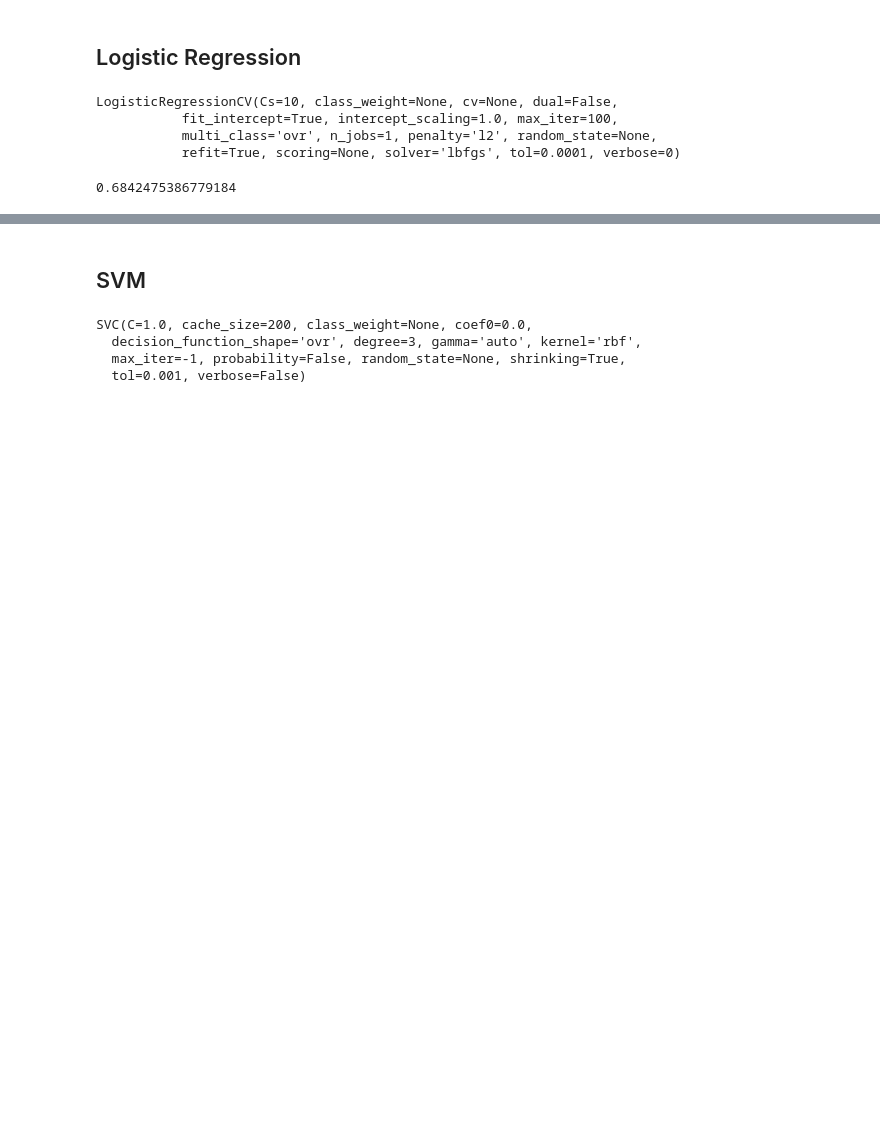
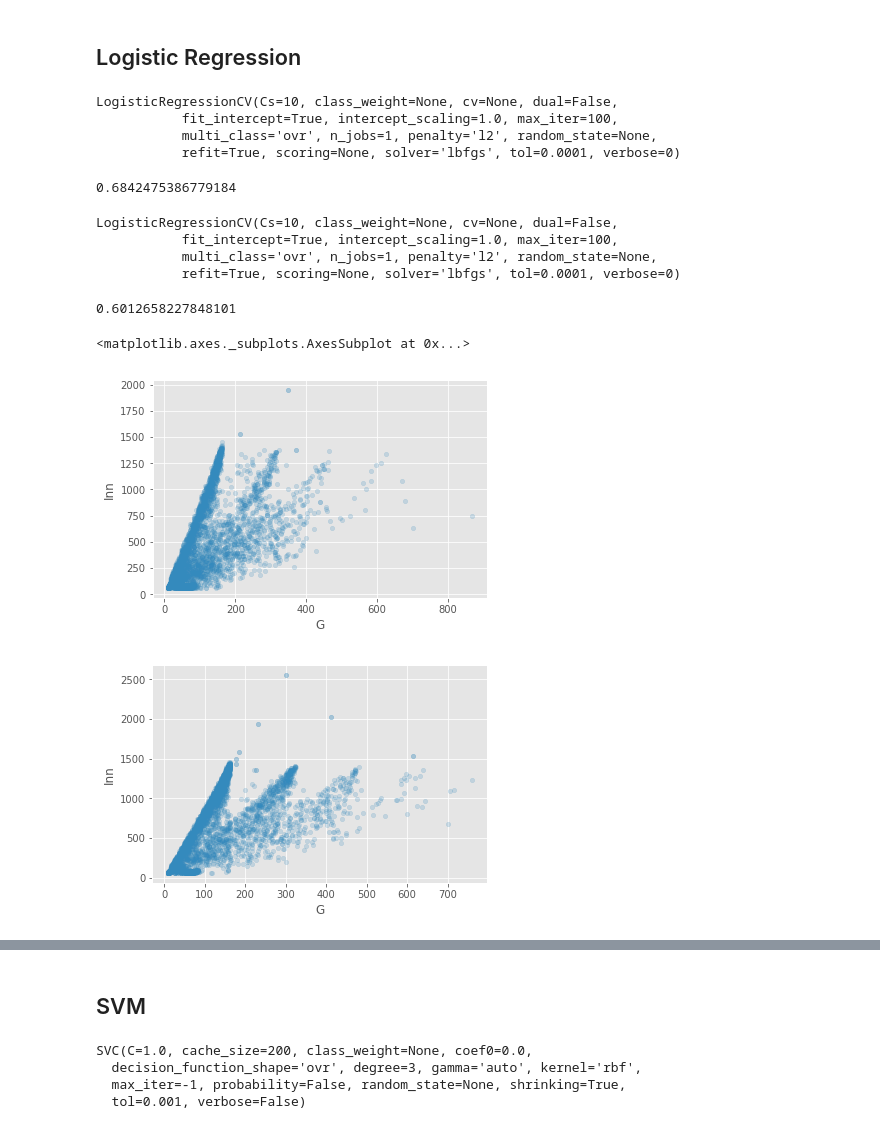
Before and after one commit to mtmoncur/baseball_data, a Jupyter notebook: notebooks/Basic Model.ipynb, the cells around one changed output, grey strips where cells are left out. Drawn from its saved outputs; the diff is of its cells as text; code cells hidden in the pictures; blank space fills up the shorter version.

```diff
--- a/notebooks/Basic Model.ipynb
+++ b/notebooks/Basic Model.ipynb
@@ -886,3 +904,22 @@ LogisticRegressionCV(Cs=10, class_weight=None, cv=None, dual=False,
 accuracy_score(y_test, logreg.predict(X_test))
 # %% [output]
 0.6842475386779184
+# %%
+logreg = LogisticRegressionCV()
+logreg.fit(X_train[['G','Inn']], y_train)
+# %% [output]
+LogisticRegressionCV(Cs=10, class_weight=None, cv=None, dual=False,
+           fit_intercept=True, intercept_scaling=1.0, max_iter=100,
+           multi_class='ovr', n_jobs=1, penalty='l2', random_state=None,
+           refit=True, scoring=None, solver='lbfgs', tol=0.0001, verbose=0)
+# %%
+accuracy_score(y_test, logreg.predict(X_test[['G','Inn']]))
+# %% [output]
+0.6012658227848101
+# %%
+p[p.Leave==1].plot(x='G',y='Inn',kind='scatter', alpha=0.2)
+p[p.Leave==0].plot(x='G',y='Inn',kind='scatter', alpha=0.2)
+# %% [output]
+<matplotlib.axes._subplots.AxesSubplot at 0x...>
+[figure, added]
+[figure, added]
```
Also changed, not shown: parts of 16 cells of this notebook, 3 other files.
